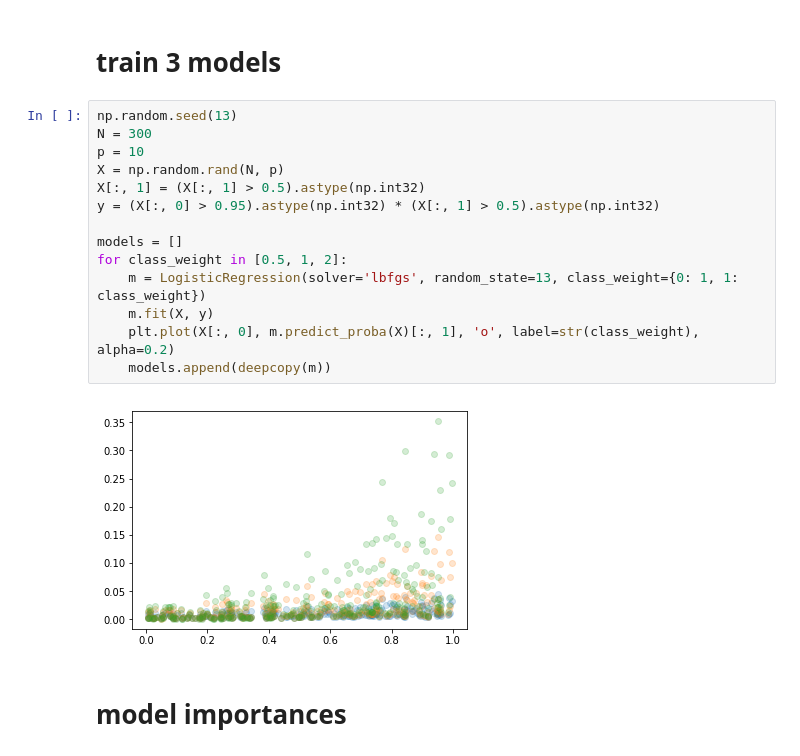
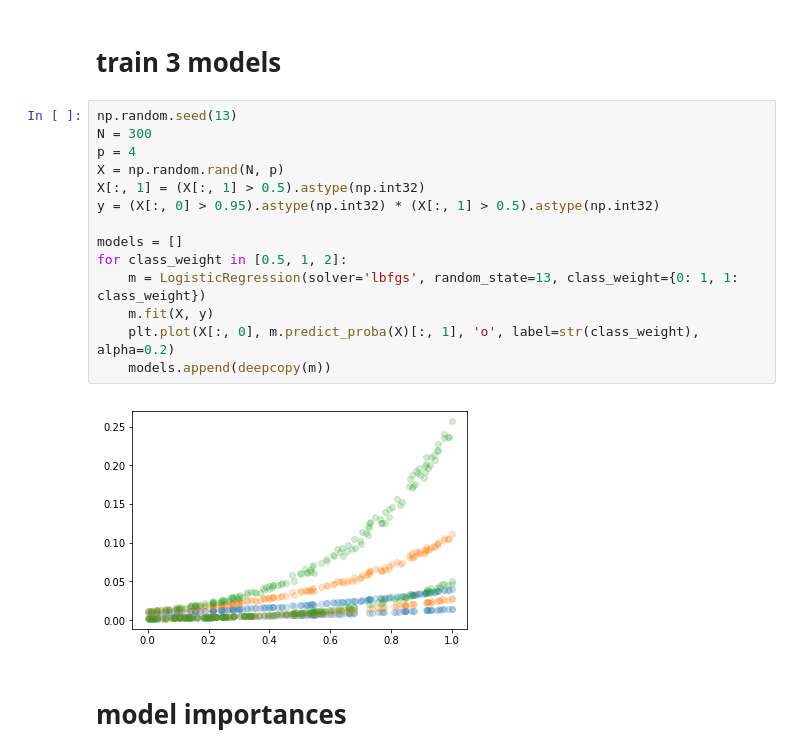
Before and after one commit to Pacmed/sensible-local-interpretations, a Jupyter notebook: interp/eda_interp.ipynb, the cells around one changed output. Saved outputs shown, nothing was run; the diff lists cells and outputs as text.

```diff
--- a/interp/eda_interp.ipynb
+++ b/interp/eda_interp.ipynb
@@ -14,19 +14,19 @@ from sklearn.linear_model import LogisticRegression
 # %%
 np.random.seed(13)
 N = 300
-p = 10
+p = 4
 X = np.random.rand(N, p)
 X[:, 1] = (X[:, 1] > 0.5).astype(np.int32)
 y = (X[:, 0] > 0.95).astype(np.int32) * (X[:, 1] > 0.5).astype(np.int32)
 
 models = []
 for class_weight in [0.5, 1, 2]:
     m = LogisticRegression(solver='lbfgs', random_state=13, class_weight={0: 1, 1: class_weight})
     m.fit(X, y)
     plt.plot(X[:, 0], m.predict_proba(X)[:, 1], 'o', label=str(class_weight), alpha=0.2)
     models.append(deepcopy(m))
 # %% [output]
-[figure, old version]
+[figure, new version]
 # %% [markdown]
 # model importances
 # %%
```
Also changed, not shown: parts of 3 cells of this notebook, 2 other files.
